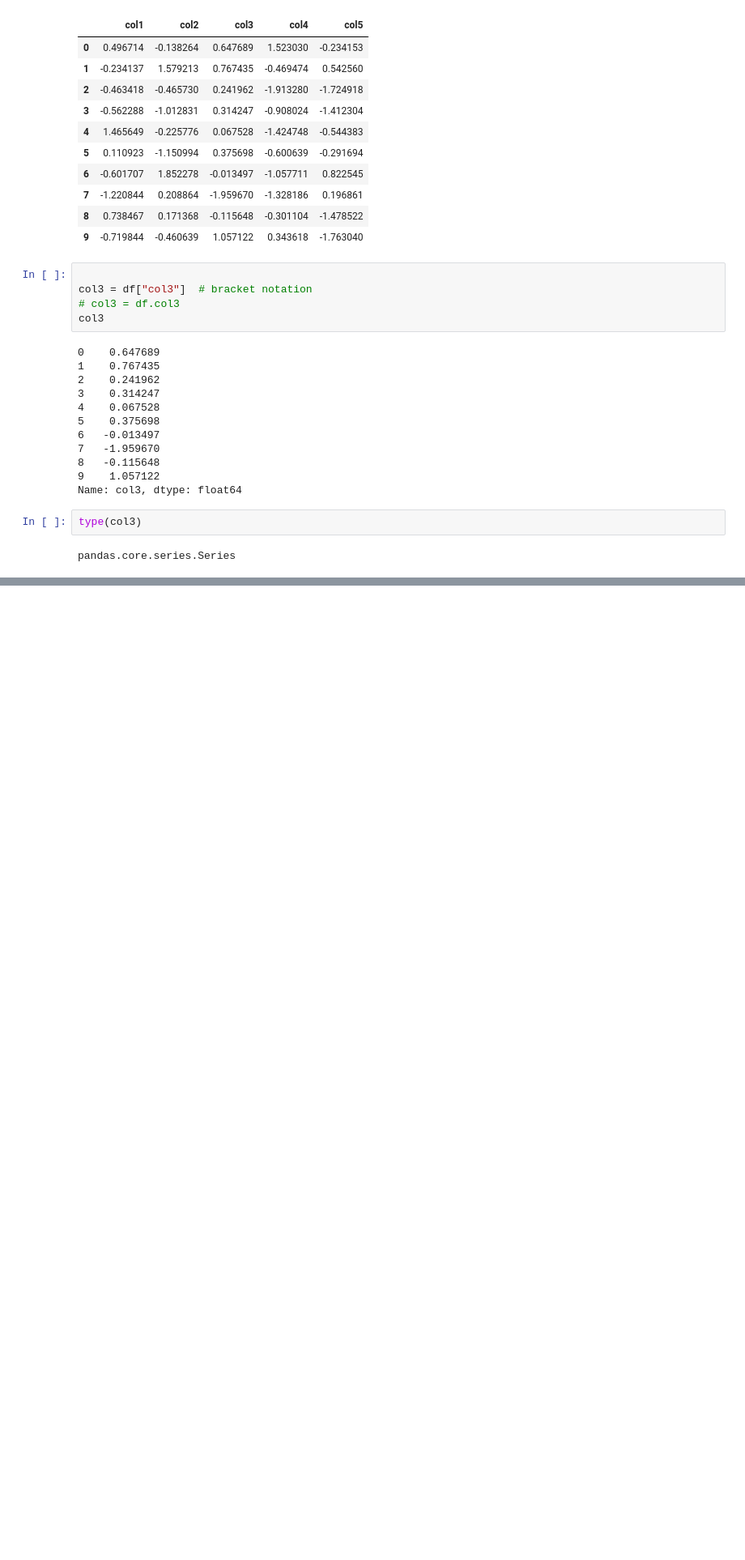
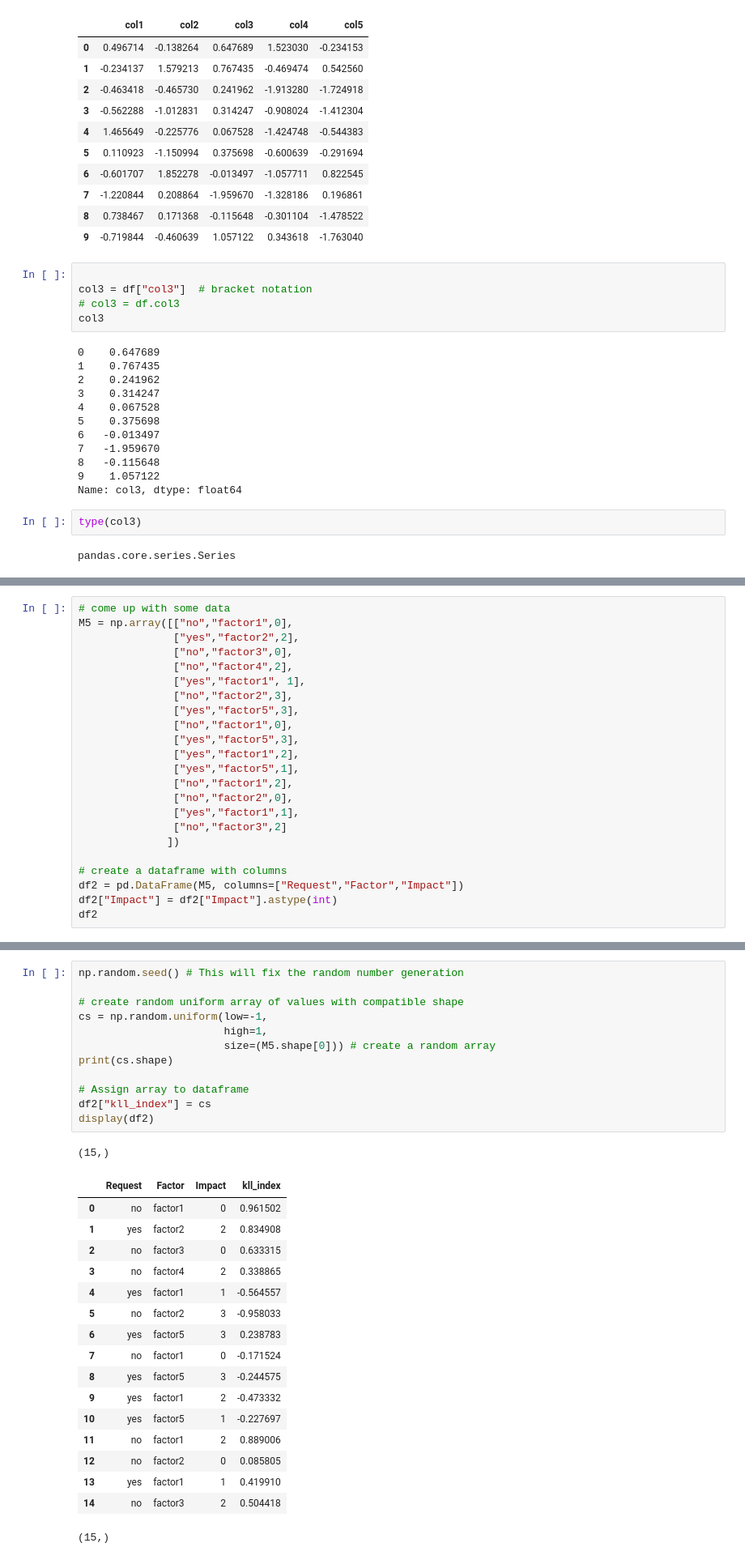
Before and after one commit to gitzV/DataScience, a Jupyter notebook: tds_pandas.ipynb, the cells around one changed output, grey strips where cells are left out. Shown at 81% size. Drawn from its saved outputs; the diff is of its cells as text; blank space fills up the shorter version.

```diff
--- a/tds_pandas.ipynb
+++ b/tds_pandas.ipynb
@@ -75,0 +122,23 @@ pandas.core.series.Series
+# %%
+# come up with some data
+M5 = np.array([["no","factor1",0],
+               ["yes","factor2",2],
+               ["no","factor3",0],
+               ["no","factor4",2],
+               ["yes","factor1", 1],
+               ["no","factor2",3],
+               ["yes","factor5",3],
+               ["no","factor1",0],
+               ["yes","factor5",3],
+               ["yes","factor1",2],
+               ["yes","factor5",1],
+               ["no","factor1",2],
+               ["no","factor2",0],
+               ["yes","factor1",1],
+               ["no","factor3",2]
+              ])
+
+# create a dataframe with columns
+df2 = pd.DataFrame(M5, columns=["Request","Factor","Impact"])
+df2["Impact"] = df2["Impact"].astype(int)
+df2
@@ -75,0 +162,31 @@ pandas.core.series.Series
+# %%
+np.random.seed() # This will fix the random number generation
+
+# create random uniform array of values with compatible shape
+cs = np.random.uniform(low=-1,
+                       high=1,
+                       size=(M5.shape[0])) # create a random array
+print(cs.shape)
+
+# Assign array to dataframe
+df2["kll_index"] = cs
+display(df2)
+# %% [output]
+(15,)
+|  | Request | Factor | Impact | kll_index |
+| 0 | no | factor1 | 0 | 0.961502 |
+| 1 | yes | factor2 | 2 | 0.834908 |
+| 2 | no | factor3 | 0 | 0.633315 |
+| 3 | no | factor4 | 2 | 0.338865 |
+| 4 | yes | factor1 | 1 | -0.564557 |
+| 5 | no | factor2 | 3 | -0.958033 |
+| 6 | yes | factor5 | 3 | 0.238783 |
+| 7 | no | factor1 | 0 | -0.171524 |
+| 8 | yes | factor5 | 3 | -0.244575 |
+| 9 | yes | factor1 | 2 | -0.473332 |
+| 10 | yes | factor5 | 1 | -0.227697 |
+| 11 | no | factor1 | 2 | 0.889006 |
+| 12 | no | factor2 | 0 | 0.085805 |
+| 13 | yes | factor1 | 1 | 0.419910 |
+| 14 | no | factor3 | 2 | 0.504418 |
+(15,)
```
Also changed, not shown: parts of 5 cells of this notebook.
